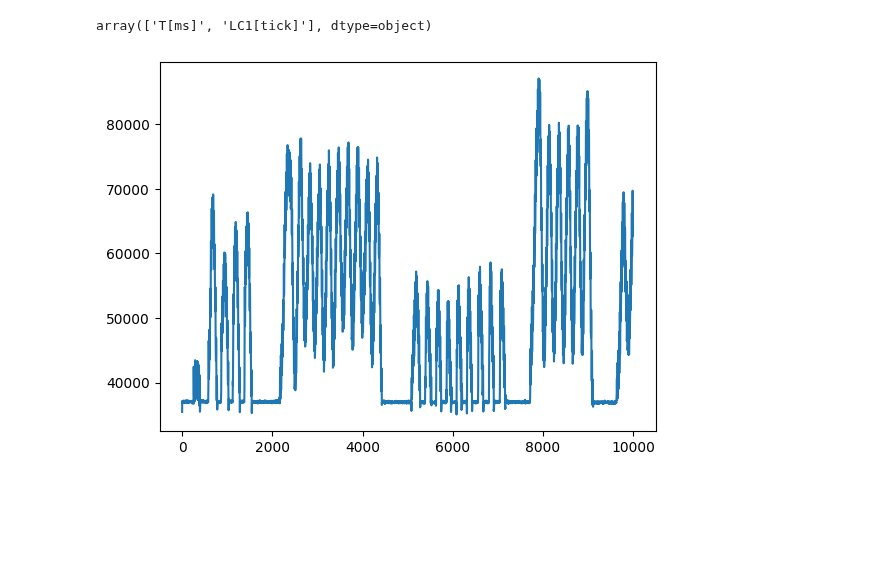
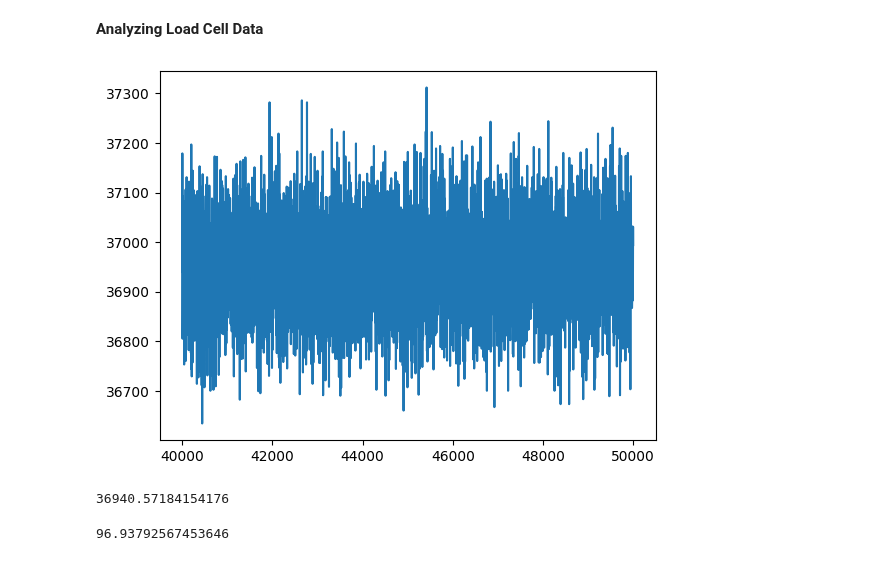
Before and after one commit to zapta/daq, a Jupyter notebook: host/src/my_notebook.ipynb, the cells around one changed output. Cells and saved outputs as stored; diff of their text form; code cells hidden in the pictures; blank space fills up the shorter version.

```diff
--- a/host/src/my_notebook.ipynb
+++ b/host/src/my_notebook.ipynb
@@ -1,3 +1,5 @@
+# %% [markdown]
+**Analyzing Load Cell Data**
 # %%
 import pandas as pd
 import matplotlib.pyplot as plt
@@ -4,13 +7,20 @@ import matplotlib.pyplot as plt
 # %%
 df = pd.read_csv('_channel_lc1_raw.csv')
+data = df.loc[(df['T[ms]'] >= 40000) & (df['T[ms]'] <= 50000)]
-# %%
-df.columns.values
-# %% [output]
-array(['T[ms]', 'LC1[tick]'], dtype=object)
 # %%
-x = df['T[ms]'][:5000]
-y = df['LC1[tick]'][:5000]
+x = data['T[ms]']
+y = data['LC1[tick]']
 plt.plot(x,y)
 plt.show()
 # %% [output]
-[figure, old version]
+[figure, new version]
+# %%
+np.mean(y)
+# %% [output]
+36940.57184154176
+# %%
+np.mean(y)
+rms = np.sqrt(np.mean((y-np.mean(y))**2))
+rms
+# %% [output]
+96.93792567453646
```
Also changed, not shown: parts of 1 cell of this notebook.
